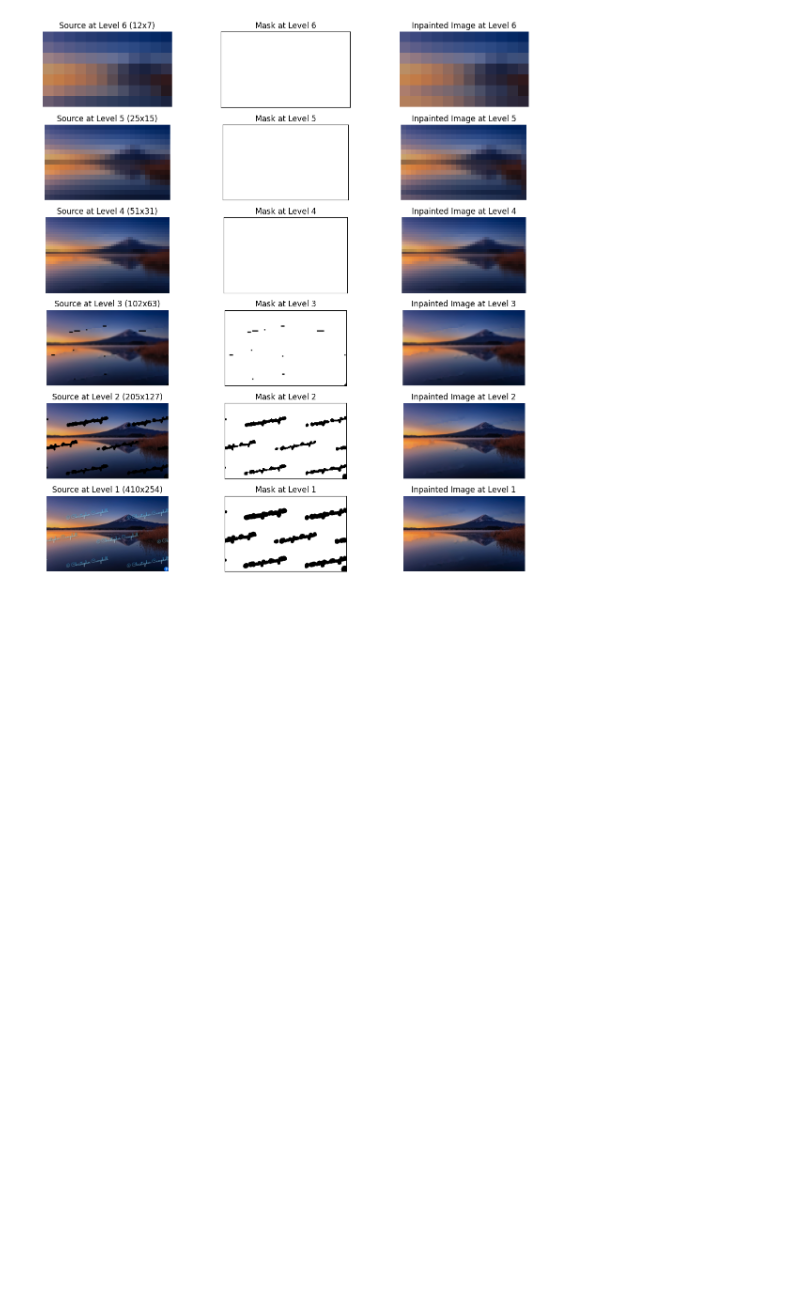
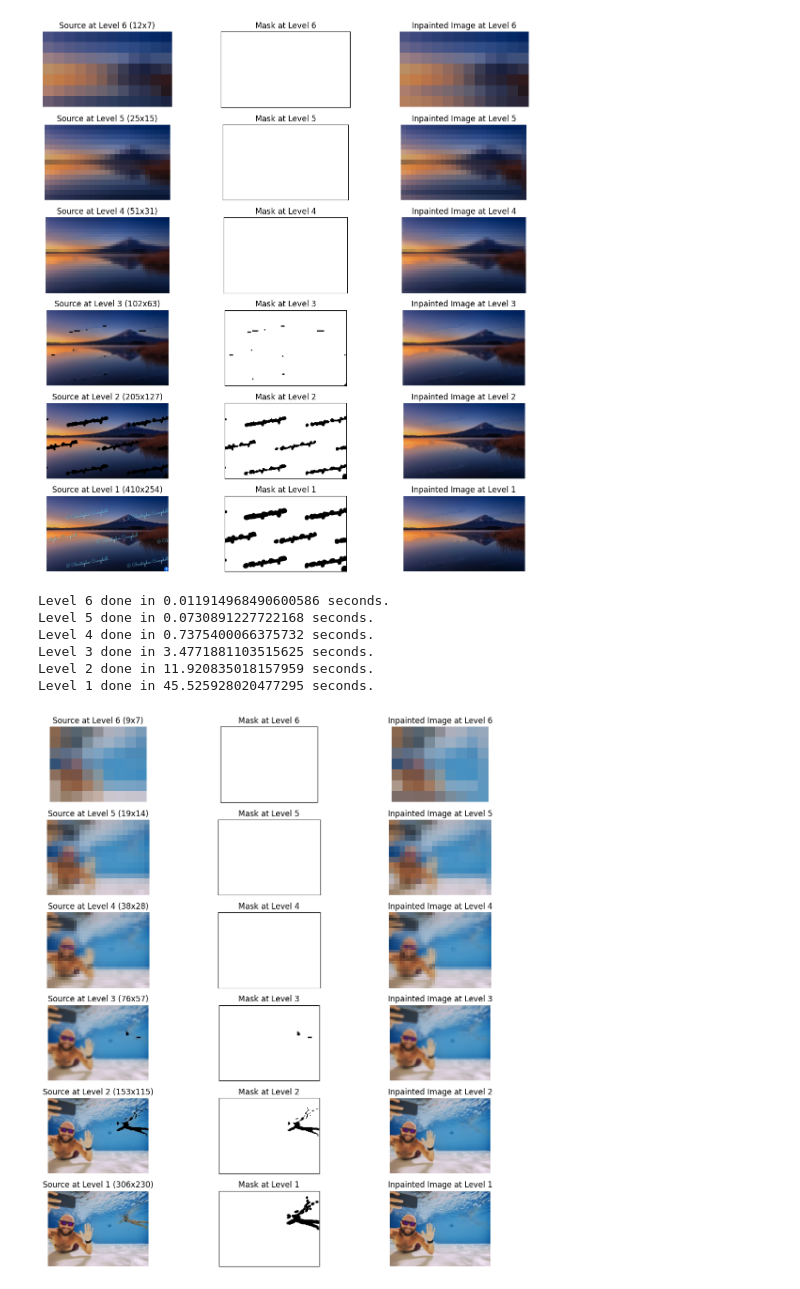
Before and after one commit to Abhinav7R/PatchMatchDIP, a Jupyter notebook: code/test_inpainting.ipynb, the cells around one changed output. Cells and saved outputs as stored; diff of their text form; code cells hidden in the pictures; blank space fills up the shorter version.

Commit message:
ablation done

```diff
--- a/code/test_inpainting.ipynb
+++ b/code/test_inpainting.ipynb
@@ -101,3 +100,18 @@ Level 1 done in 82.40399193763733 seconds.
 plot_images_level_wise(inpainted_images4, sources4, masks4)
 # %% [output]
 [figure]
+# %%
+src_path = "../images/photo_bomb.jpg"
+mask_path = "../images/photo_bomb_mask.jpg"
+inpainted_images6, sources6, masks6 = test_inpainting(src_path, mask_path)
+# %% [output]
+Level 6 done in 0.011914968490600586 seconds.
+Level 5 done in 0.0730891227722168 seconds.
+Level 4 done in 0.7375400066375732 seconds.
+Level 3 done in 3.4771881103515625 seconds.
+Level 2 done in 11.920835018157959 seconds.
+Level 1 done in 45.525928020477295 seconds.
+# %%
+plot_images_level_wise(inpainted_images6, sources6, masks6)
+# %% [output]
+[figure, added]
```
Also changed, not shown: parts of 1 cell of this notebook, 5 other files.
